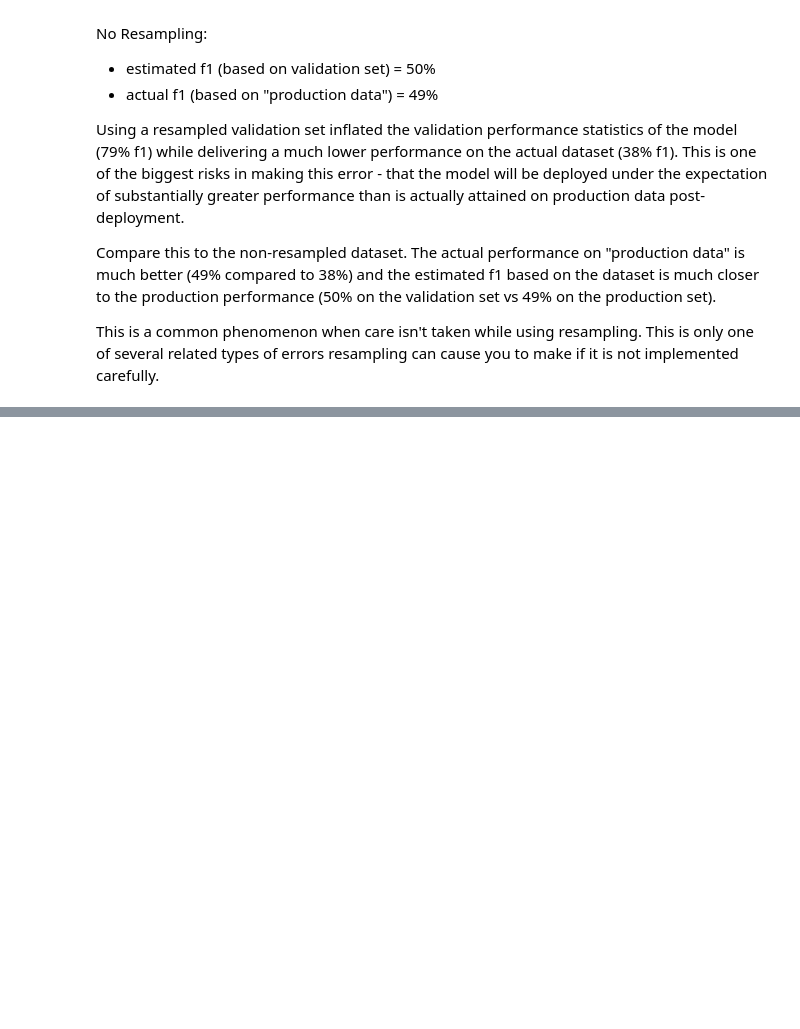
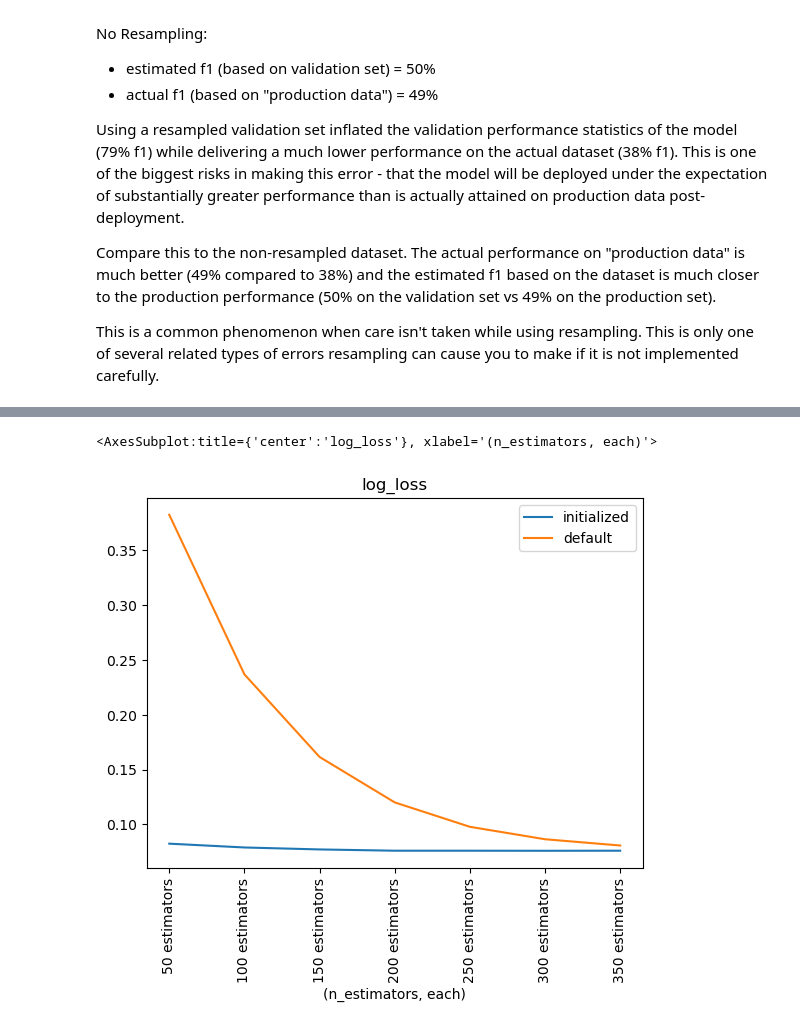
Before and after one commit to PilCAki/imbalanced-dataset-common-errors, a Jupyter notebook: Imbalanced Dataset Examples.ipynb, the cells around one changed output, grey strips where cells are left out. Drawn from its saved outputs; the diff is of its cells as text; code cells hidden in the pictures; blank space fills up the shorter version.

```diff
--- a/Imbalanced Dataset Examples.ipynb
+++ b/Imbalanced Dataset Examples.ipynb
@@ -288,0 +406,5 @@ Let's explore my favorite example of algorithm defaults which result in worse pe
+# %%
+new_results_df['log_loss'].plot(rot=90, title='log_loss')
+# %% [output]
+<AxesSubplot:title={'center':'log_loss'}, xlabel='(n_estimators, each)'>
+[figure, added]
```
Also changed, not shown: parts of 15 cells of this notebook.
